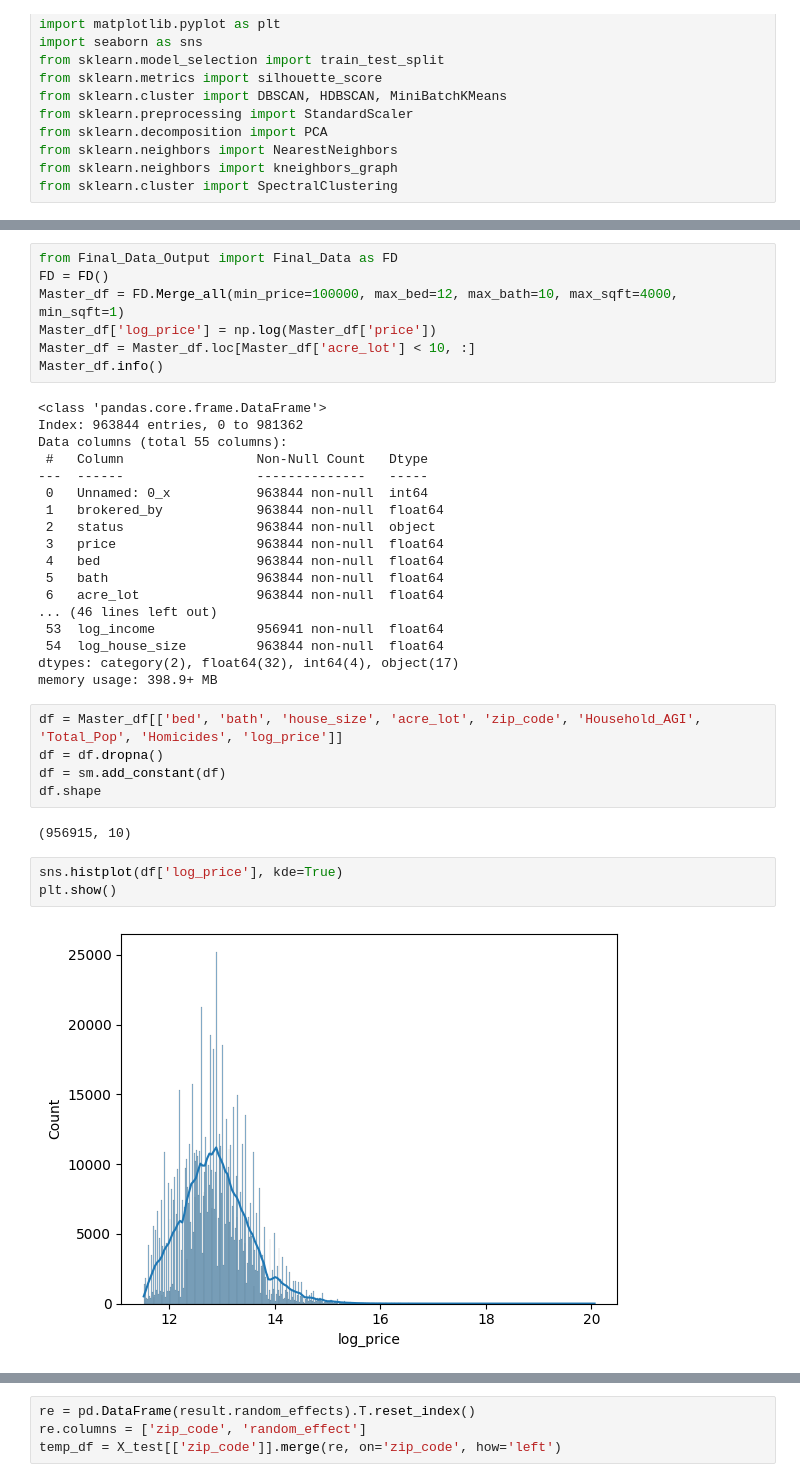
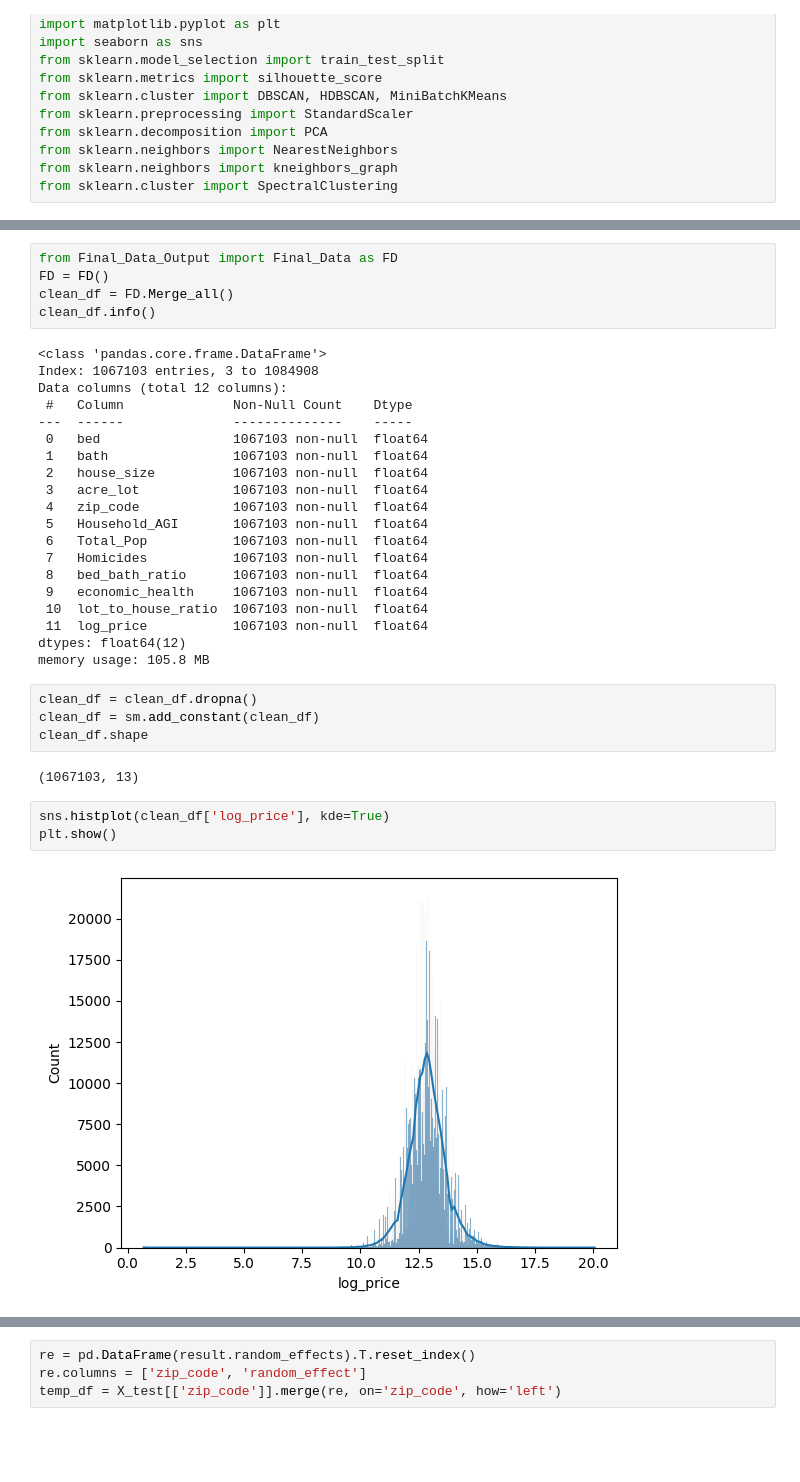
Before and after one commit to et-lang225/House_Prices_Project, a Jupyter notebook: statsmod_GLMM.ipynb, the cells around one changed output, grey strips where cells are left out. Saved outputs shown, nothing was run; the diff lists cells and outputs as text; blank space fills up the shorter version.

Commit message:
clean data for data output file

```diff
--- a/statsmod_GLMM.ipynb
+++ b/statsmod_GLMM.ipynb
@@ -29,38 +29,37 @@ Loading: C:\Users\ej_la\.cache\kagglehub\datasets\ahmedshahriarsakib\usa-real-es
 # %%
 from Final_Data_Output import Final_Data as FD
 FD = FD()
-Master_df = FD.Merge_all(min_price=100000, max_bed=12, max_bath=10, max_sqft=4000, min_sqft=1)
-Master_df['log_price'] = np.log(Master_df['price'])
-Master_df = Master_df.loc[Master_df['acre_lot'] < 10, :]
-Master_df.info()
+clean_df = FD.Merge_all()
+clean_df.info()
 # %% [output]
 <class 'pandas.core.frame.DataFrame'>
-Index: 963844 entries, 0 to 981362
-Data columns (total 55 columns):
- #   Column                 Non-Null Count   Dtype
----  ------                 --------------   -----
- 0   Unnamed: 0_x           963844 non-null  int64
- 1   brokered_by            963844 non-null  float64
- 2   status                 963844 non-null  object
- 3   price                  963844 non-null  float64
- 4   bed                    963844 non-null  float64
- 5   bath                   963844 non-null  float64
- 6   acre_lot               963844 non-null  float64
-... (46 lines left out)
- 53  log_income             956941 non-null  float64
- 54  log_house_size         963844 non-null  float64
-dtypes: category(2), float64(32), int64(4), object(17)
-memory usage: 398.9+ MB
+Index: 1067103 entries, 3 to 1084908
+Data columns (total 12 columns):
+ #   Column              Non-Null Count    Dtype
+---  ------              --------------    -----
+ 0   bed                 1067103 non-null  float64
+ 1   bath                1067103 non-null  float64
+ 2   house_size          1067103 non-null  float64
+ 3   acre_lot            1067103 non-null  float64
+ 4   zip_code            1067103 non-null  float64
+ 5   Household_AGI       1067103 non-null  float64
+ 6   Total_Pop           1067103 non-null  float64
+ 7   Homicides           1067103 non-null  float64
+ 8   bed_bath_ratio      1067103 non-null  float64
+ 9   economic_health     1067103 non-null  float64
+ 10  lot_to_house_ratio  1067103 non-null  float64
+ 11  log_price           1067103 non-null  float64
+dtypes: float64(12)
+memory usage: 105.8 MB
 # %%
-df = Master_df[['bed', 'bath', 'house_size', 'acre_lot', 'zip_code', 'Household_AGI', 'Total_Pop', 'Homicides', 'log_price']]
-df = df.dropna()
-df = sm.add_constant(df)
-df.shape
+clean_df = clean_df.dropna()
+clean_df = sm.add_constant(clean_df)
+clean_df.shape
 # %% [output]
-(956915, 10)
+(1067103, 13)
 # %%
-sns.histplot(df['log_price'], kde=True)
+sns.histplot(clean_df['log_price'], kde=True)
 plt.show()
 # %% [output]
-[figure, old version]
+[figure, new version]
 # %%
```
Also changed, not shown: parts of 7 cells of this notebook, 1 other file.
